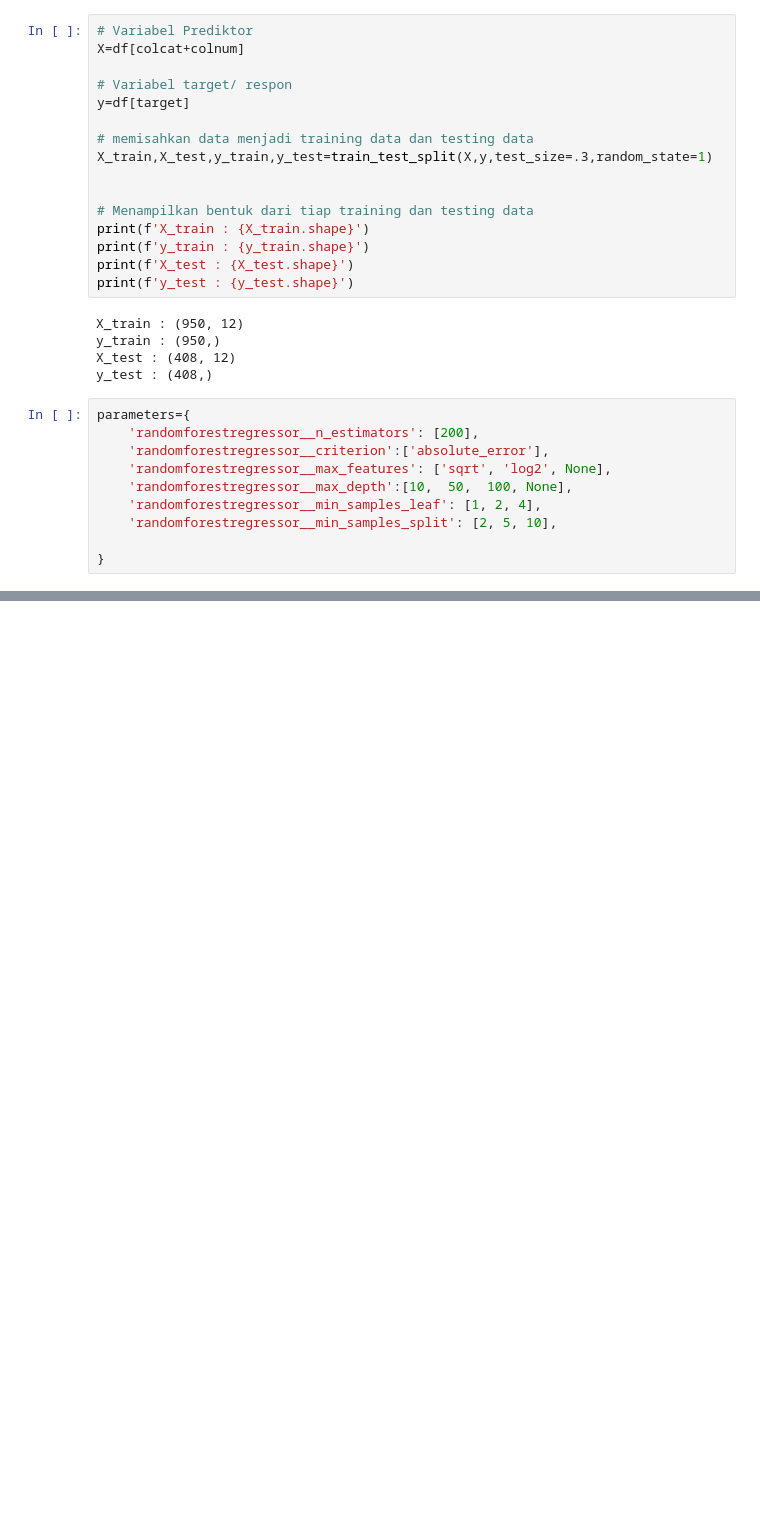
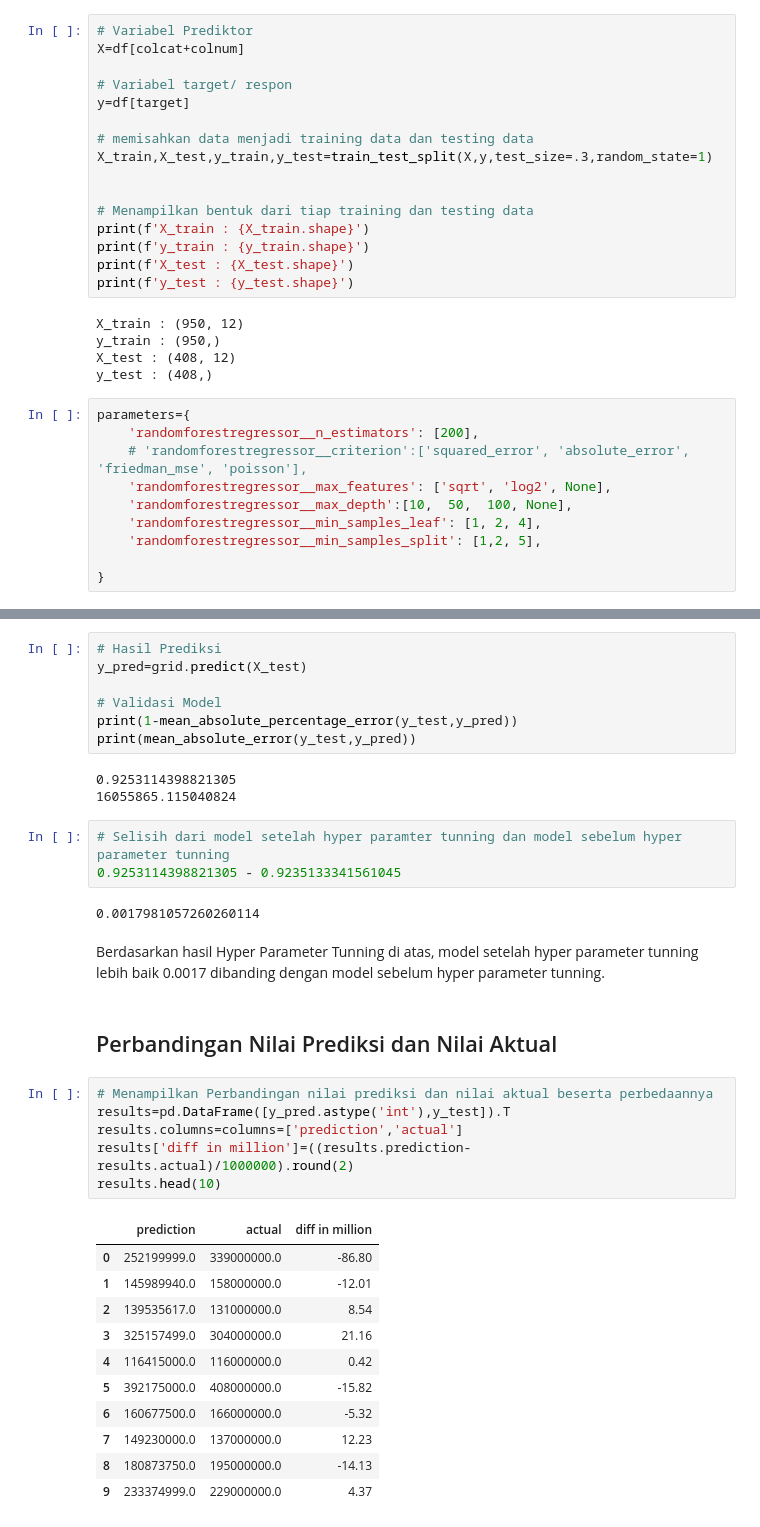
Before and after one commit to artso17/olxdatascience, a Jupyter notebook: notebook.ipynb, the cells around one changed output, grey strips where cells are left out. Cells and saved outputs as stored; diff of their text form; blank space fills up the shorter version.

```diff
--- a/notebook.ipynb
+++ b/notebook.ipynb
@@ -818,11 +818,11 @@ y_test : (408,)
 # %%
 parameters={
     'randomforestregressor__n_estimators': [200],
-    'randomforestregressor__criterion':['absolute_error'],
+    # 'randomforestregressor__criterion':['squared_error', 'absolute_error', 'friedman_mse', 'poisson'],
     'randomforestregressor__max_features': ['sqrt', 'log2', None],
     'randomforestregressor__max_depth':[10,  50,  100, None],
     'randomforestregressor__min_samples_leaf': [1, 2, 4],
-    'randomforestregressor__min_samples_split': [2, 5, 10],
+    'randomforestregressor__min_samples_split': [1,2, 5],
 
 }
 # %%
@@ -843,0 +883,37 @@ grid.fit(X_train,y_train)
+# %%
+# Hasil Prediksi
+y_pred=grid.predict(X_test)
+
+# Validasi Model
+print(1-mean_absolute_percentage_error(y_test,y_pred))
+print(mean_absolute_error(y_test,y_pred))
+# %% [output]
+0.9253114398821305
+16055865.115040824
+# %%
+# Selisih dari model setelah hyper paramter tunning dan model sebelum hyper parameter tunning
+0.9253114398821305 - 0.9235133341561045
+# %% [output]
+0.0017981057260260114
+# %% [markdown]
+Berdasarkan hasil Hyper Parameter Tunning di atas, model setelah hyper parameter tunning lebih baik 0.0017 dibanding dengan model sebelum hyper parameter tunning.
+# %% [markdown]
+## Perbandingan Nilai Prediksi dan Nilai Aktual
+# %%
+# Menampilkan Perbandingan nilai prediksi dan nilai aktual beserta perbedaannya
+results=pd.DataFrame([y_pred.astype('int'),y_test]).T
+results.columns=columns=['prediction','actual']
+results['diff in million']=((results.prediction-results.actual)/1000000).round(2)
+results.head(10)
+# %% [output]
+|  | prediction | actual | diff in million |
+| 0 | 252199999.0 | 339000000.0 | -86.80 |
+| 1 | 145989940.0 | 158000000.0 | -12.01 |
+| 2 | 139535617.0 | 131000000.0 | 8.54 |
+| 3 | 325157499.0 | 304000000.0 | 21.16 |
+| 4 | 116415000.0 | 116000000.0 | 0.42 |
+| 5 | 392175000.0 | 408000000.0 | -15.82 |
+| 6 | 160677500.0 | 166000000.0 | -5.32 |
+| 7 | 149230000.0 | 137000000.0 | 12.23 |
+| 8 | 180873750.0 | 195000000.0 | -14.13 |
+| 9 | 233374999.0 | 229000000.0 | 4.37 |
```
Also changed, not shown: parts of 5 cells of this notebook, 1 other file.
